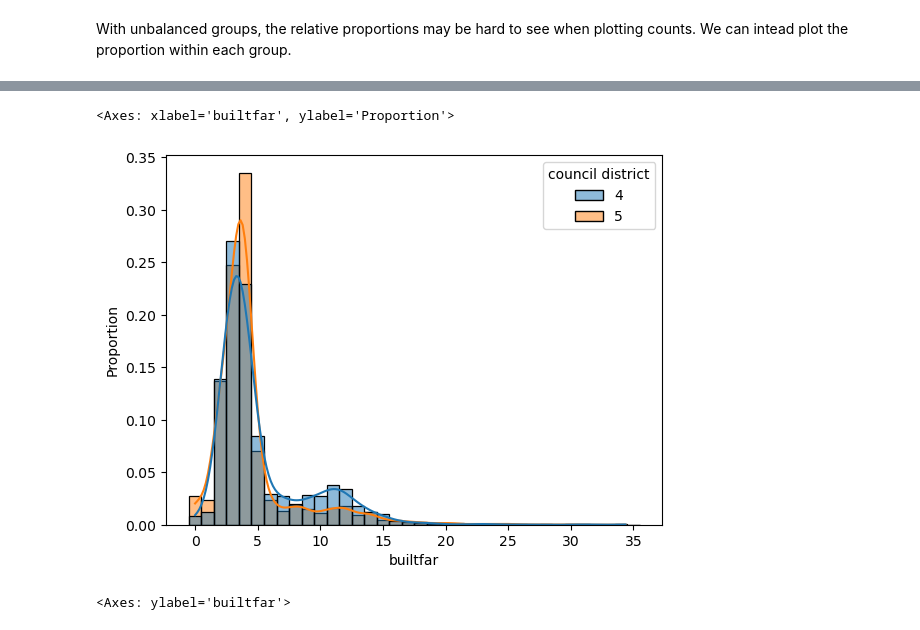
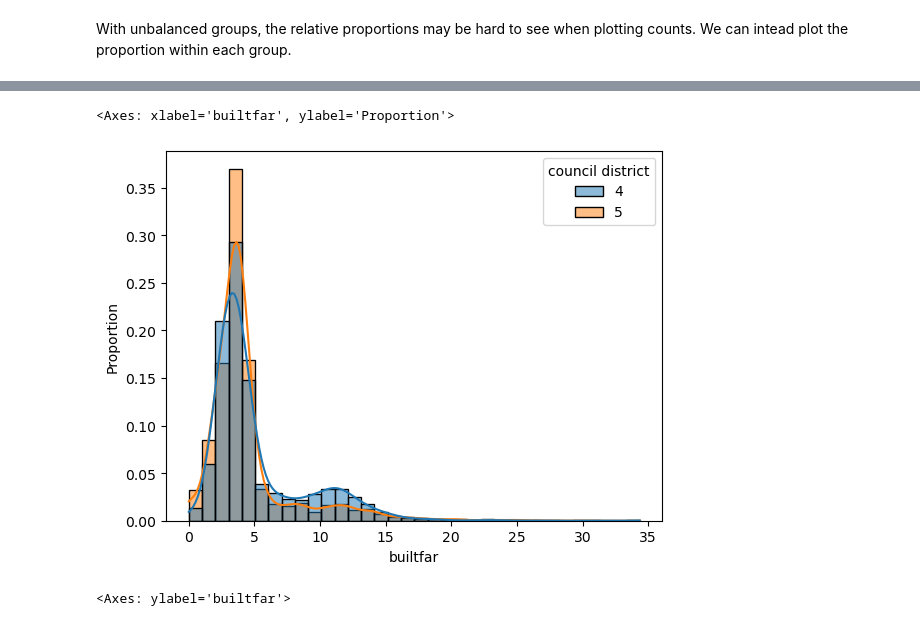
Before and after one commit to dlevine01/urban-data-analysis-course, a Jupyter notebook: Notebooks/4-1-visualize-distributions.ipynb, the cells around one changed output, grey strips where cells are left out. Drawn from its saved outputs; the diff is of its cells as text; code cells hidden in the pictures.

```diff
--- a/Notebooks/4-1-visualize-distributions.ipynb
+++ b/Notebooks/4-1-visualize-distributions.ipynb
@@ -334,16 +337,17 @@ sns.histplot(
 # %%
 sns.histplot(
     data=pluto_4_5,
     x='builtfar',
     hue='council district',
-    discrete=True,
+    # discrete=True,
+    binwidth=1,
     stat='proportion',
     common_norm=False,
     kde=True
 )
 # %% [output]
 <Axes: xlabel='builtfar', ylabel='Proportion'>
-[figure, old version]
+[figure, new version]
 # %%
 sns.boxplot(
     data=pluto_4_5,
```
Also changed, not shown: parts of 4 cells of this notebook, 1 other file.
